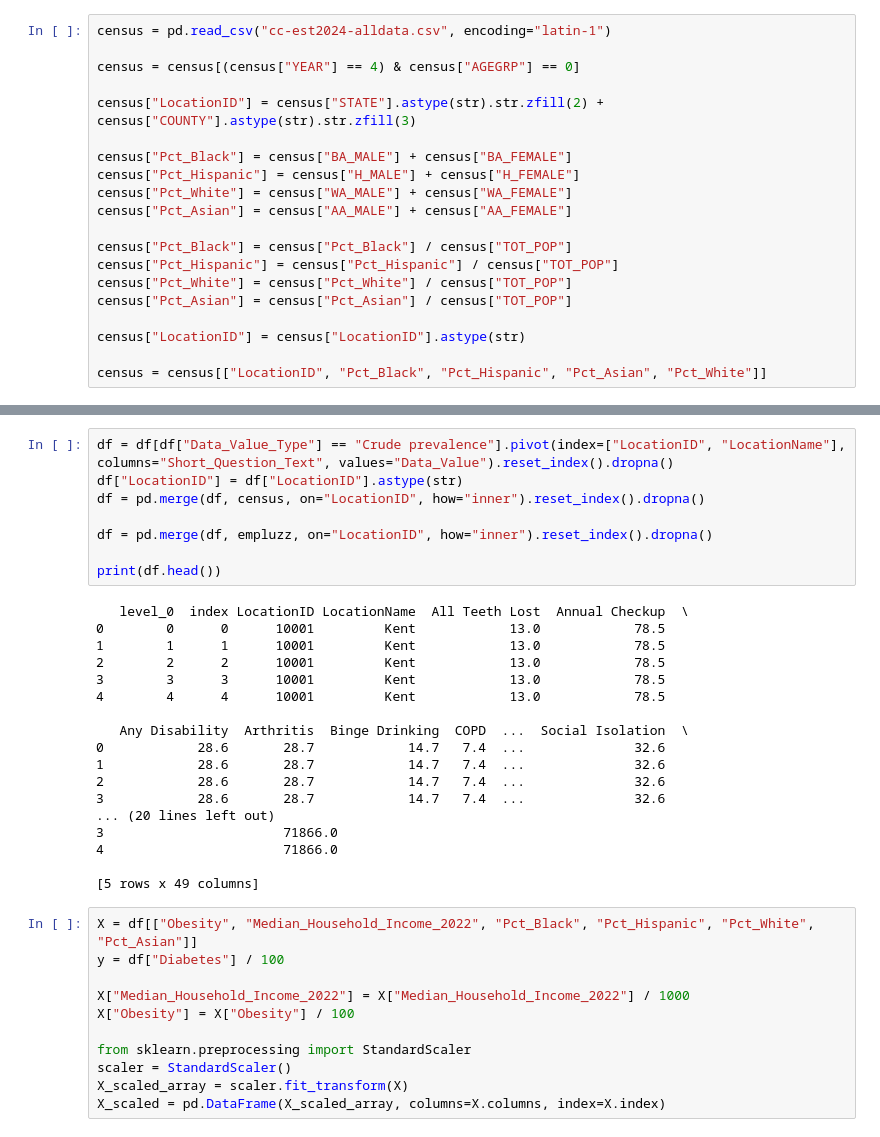
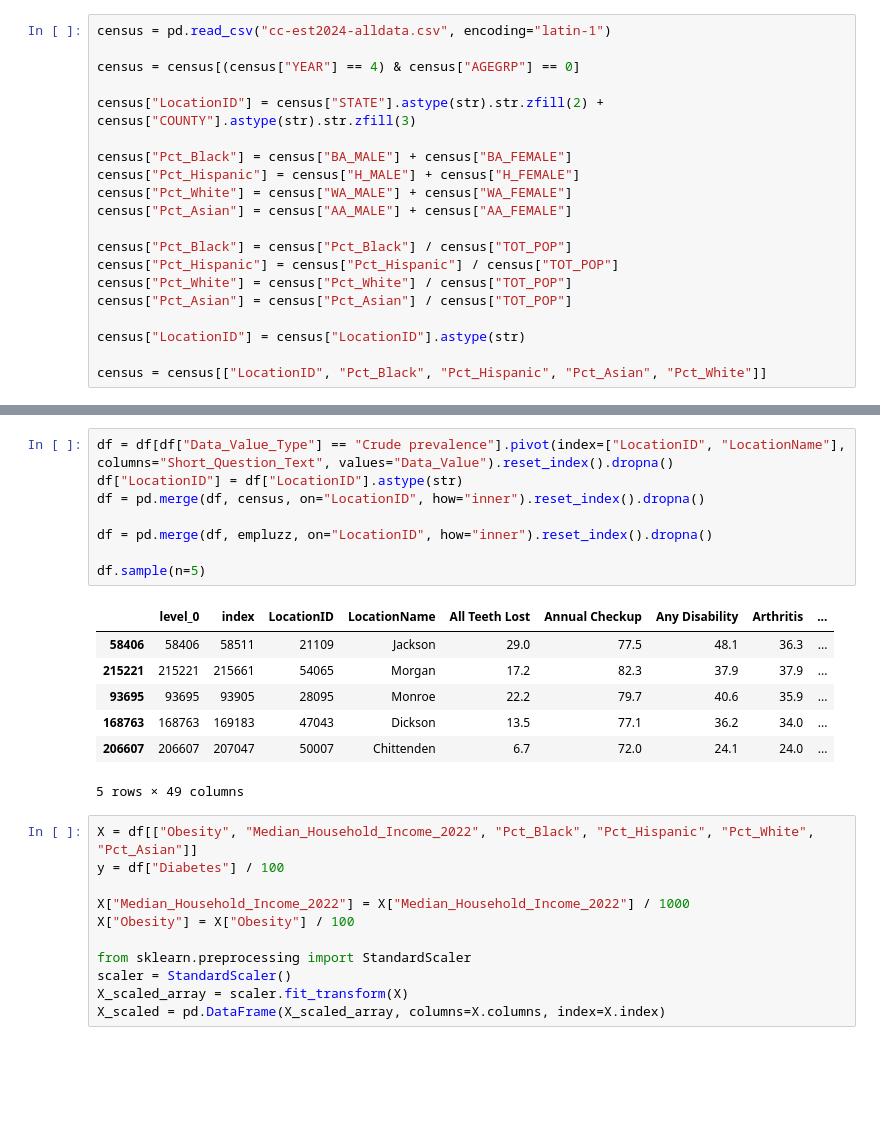
Before and after one commit to festiveelephantseal/UH-CEA-Summer-Research, a Jupyter notebook: Research.ipynb, the cells around one changed output, grey strips where cells are left out. Drawn from its saved outputs; the diff is of its cells as text; blank space fills up the shorter version.

```diff
--- a/Research.ipynb
+++ b/Research.ipynb
@@ -52,29 +52,19 @@ df.describe()
 # %%
 df = df[df["Data_Value_Type"] == "Crude prevalence"].pivot(index=["LocationID", "LocationName"], columns="Short_Question_Text", values="Data_Value").reset_index().dropna()
 df["LocationID"] = df["LocationID"].astype(str)
 df = pd.merge(df, census, on="LocationID", how="inner").reset_index().dropna()
 
 df = pd.merge(df, empluzz, on="LocationID", how="inner").reset_index().dropna()
 
-print(df.head())
+df.sample(n=5)
 # %% [output]
+|  | level_0 | index | LocationID | LocationName | All Teeth Lost | Annual Checkup | Any Disability | Arthritis | ... |
+| 58406 | 58406 | 58511 | 21109 | Jackson | 29.0 | 77.5 | 48.1 | 36.3 | ... |
+| 215221 | 215221 | 215661 | 54065 | Morgan | 17.2 | 82.3 | 37.9 | 37.9 | ... |
+| 93695 | 93695 | 93905 | 28095 | Monroe | 22.2 | 79.7 | 40.6 | 35.9 | ... |
+| 168763 | 168763 | 169183 | 47043 | Dickson | 13.5 | 77.1 | 36.2 | 34.0 | ... |
+| 206607 | 206607 | 207047 | 50007 | Chittenden | 6.7 | 72.0 | 24.1 | 24.0 | ... |
-   level_0  index LocationID LocationName  All Teeth Lost  Annual Checkup  \
-0        0      0      10001         Kent            13.0            78.5
-1        1      1      10001         Kent            13.0            78.5
-2        2      2      10001         Kent            13.0            78.5
-3        3      3      10001         Kent            13.0            78.5
-4        4      4      10001         Kent            13.0            78.5
-
-   Any Disability  Arthritis  Binge Drinking  COPD  ...  Social Isolation  \
-0            28.6       28.7            14.7   7.4  ...              32.6
-1            28.6       28.7            14.7   7.4  ...              32.6
-2            28.6       28.7            14.7   7.4  ...              32.6
-3            28.6       28.7            14.7   7.4  ...              32.6
-... (20 lines left out)
-3                       71866.0
-4                       71866.0
-
-[5 rows x 49 columns]
+5 rows × 49 columns
 # %%
 X = df[["Obesity", "Median_Household_Income_2022", "Pct_Black", "Pct_Hispanic", "Pct_White", "Pct_Asian"]]
 y = df["Diabetes"] / 100
```
Also changed, not shown: parts of 17 cells of this notebook.
